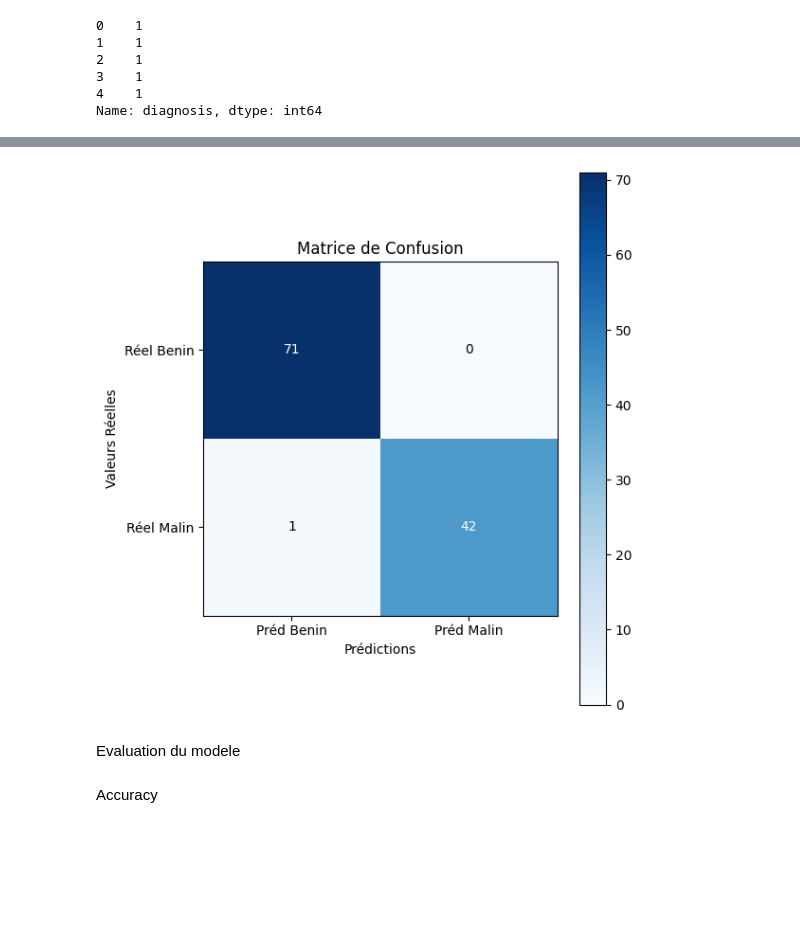
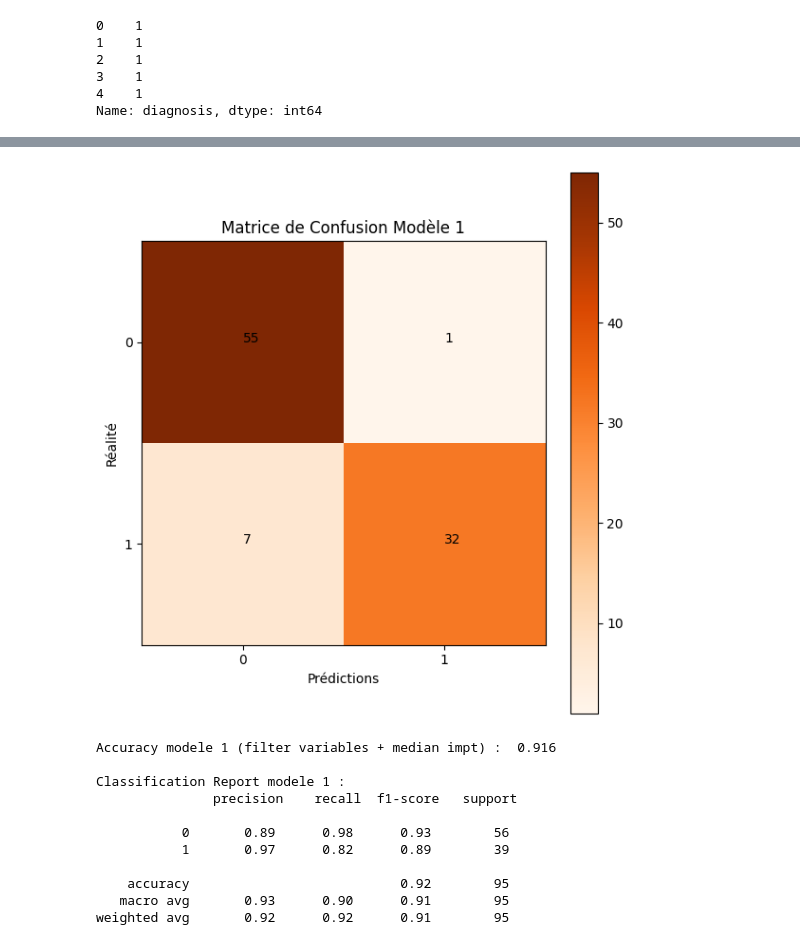
Before and after one commit to Hafed-kh/Prediction-cancer-du-sein, a Jupyter notebook: notebook.ipynb, the cells around one changed output, grey strips where cells are left out. Cells and saved outputs as stored; diff of their text form; code cells hidden in the pictures; blank space fills up the shorter version.

```diff
--- a/notebook.ipynb
+++ b/notebook.ipynb
@@ -167,5 +395,11 @@ Creation du modele logistique
 # %%
-model = LogisticRegression(
+model_0 = LogisticRegression()
+
+model_1 = LogisticRegression()
+
+model_2 = LogisticRegression()
+
+model_3 = LogisticRegression(
     penalty = 'l2',
     C=0.1,
     class_weight = None,
@@ -195,0 +416,2 @@ Entrainement du modele
+# %%
+model_0.fit(X0_train, Y0_train)
@@ -196,3 +422,3 @@ Entrainement du modele
 # %%
-model.fit(X_train, Y_train)
+model_1.fit(X_train, Y_train)
 # %% [output]
@@ -203,2 +441,5 @@ Prediction
 # %%
-#Y_pred = model.predict(X_test)
+Y0_pred = model_0.predict(X0_test)
+Y1_pred = model_1.predict(X_test)
+Y2_pred = model_2.predict(X1_test)
+Y3_pred = model_3.predict(X1_test)
@@ -214,33 +494,44 @@ Matrice de confusion
 # %%
-##---- Creation de la matrice ----##
-cm = confusion_matrix(Y_test, Y_pred)
+## -- Matrice de confusion modele 1 -- ##
+cm_1 = confusion_matrix(Y_test, Y1_pred)
 
-##---- Visualisation de la matrice ----##
+## -- Visualisation de la matrice -- ##
 fig, ax = plt.subplots(figsize=(6, 6))
-im = ax.imshow(cm, cmap=plt.cm.Blues, interpolation='nearest')
+im_1 = ax.imshow(cm_1, cmap=plt.cm.Oranges, interpolation='nearest')
 
-##---- Annotation des cellules avec les effectifs ----##
-for i in range(cm.shape[0]):
-    for j in range(cm.shape[1]):
-        ax.text(j, i, cm[i, j], ha="center", va="center", color="white" if cm[i, j] > cm.max()/2 else "black")
+## -- Annotation des cellules avec les effectifs -- ##
+for i in range(cm_1.shape[0]):
+    for j in range(cm_1.shape[1]):
+        ax.text(j, i, cm_1[i, j], color="black")
 
-##---- Labels et titres ----##
+## -- Labels -- ##
 ax.set_xticks([0, 1])
 ax.set_yticks([0, 1])
-ax.set_xticklabels(['Préd Benin', 'Préd Malin'])
-ax.set_yticklabels(['Réel Benin', 'Réel Malin'])
 ax.set_xlabel('Prédictions')
-ax.set_ylabel('Valeurs Réelles')
-ax.set_title('Matrice de Confusion')
+ax.set_ylabel('Réalité')
+ax.set_title('Matrice de Confusion Modèle 1')
 
-##---- Colorbar ----##
-fig.colorbar(im, ax=ax)
+## -- Colorbar -- ##
+fig.colorbar(im_1, ax=ax)
 
 plt.tight_layout()
 plt.show()
 # %% [output]
-[figure, old version]
+[figure, new version]
-# %% [markdown]
-Evaluation du modele
-# %% [markdown]
-Accuracy
+# %%
+accuracy_1 = accuracy_score(Y_test, Y1_pred)
+print(f"Accuracy modele 1 (filter variables + median impt) : {accuracy_1: .3f}")
+
+print(F"\nClassification Report modele 1 : \n {classification_report(Y_test, Y1_pred)}")
+# %% [output]
+Accuracy modele 1 (filter variables + median impt) :  0.916
+
+Classification Report modele 1 :
+               precision    recall  f1-score   support
+
+           0       0.89      0.98      0.93        56
+           1       0.97      0.82      0.89        39
+
+    accuracy                           0.92        95
+   macro avg       0.93      0.90      0.91        95
+weighted avg       0.92      0.92      0.91        95
```
Also changed, not shown: parts of 65 cells of this notebook, 11 other files.
